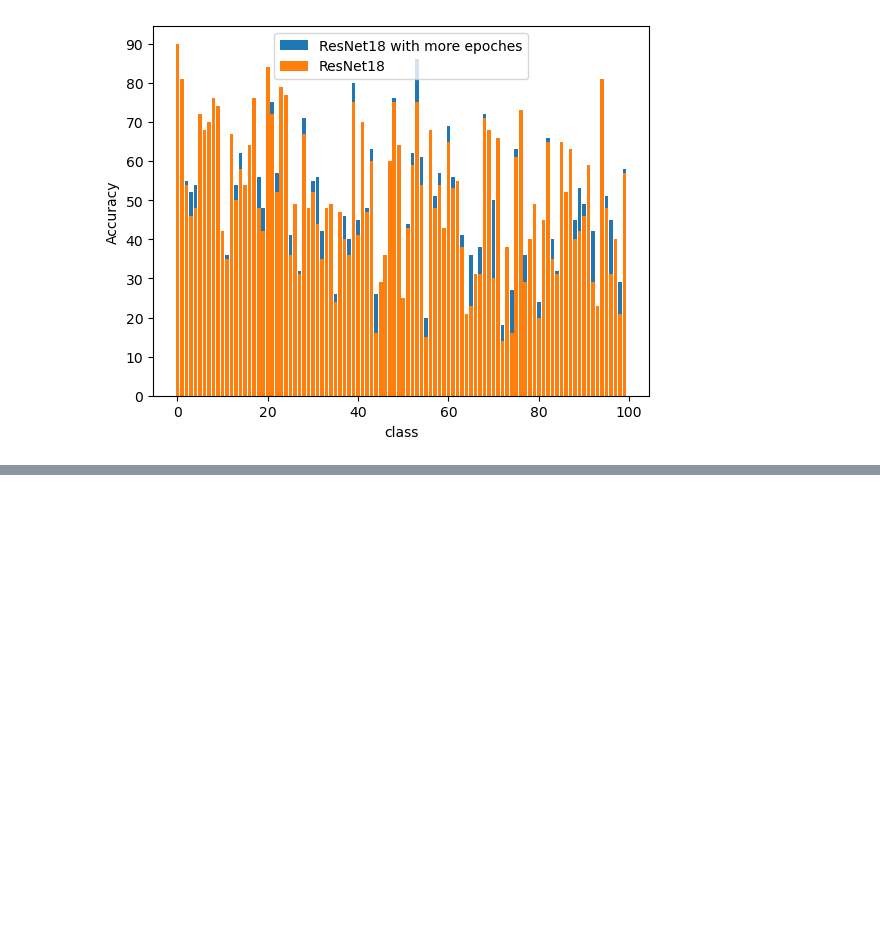
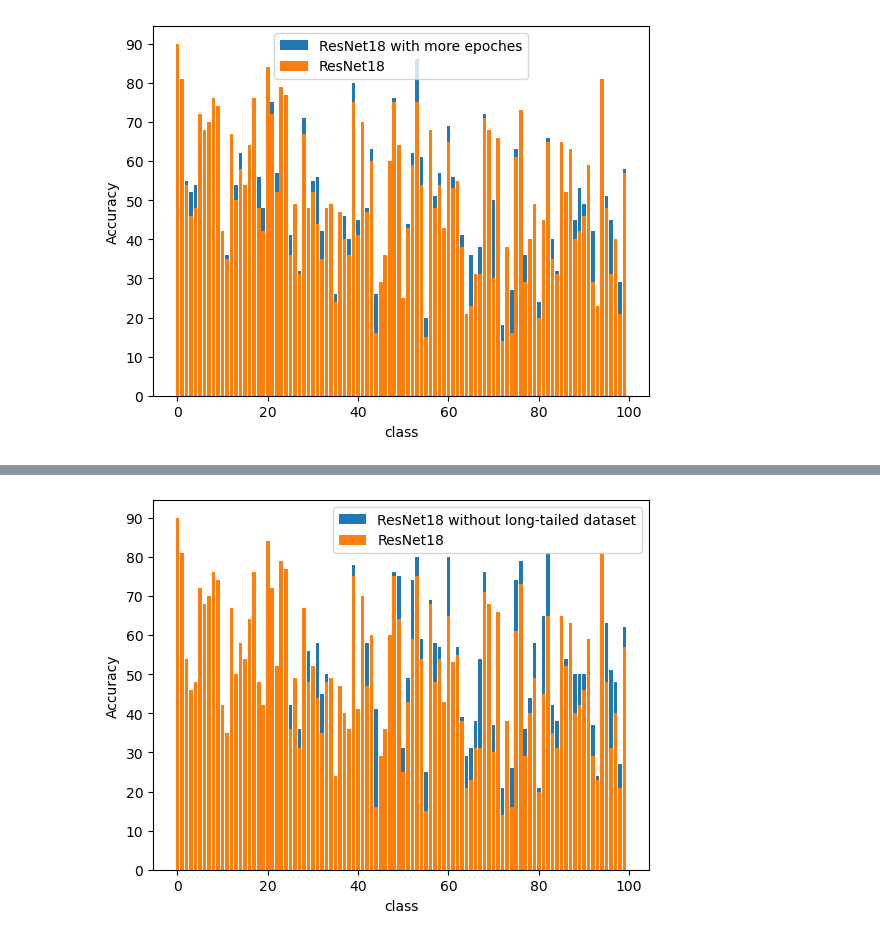
Before and after one commit to SLR567/computerVision_homework, a Jupyter notebook: long_tailed_recognition/plot_comparation.ipynb, the cells around one changed output, grey strips where cells are left out. Cells and saved outputs as stored; diff of their text form; code cells hidden in the pictures; blank space fills up the shorter version.

```diff
--- a/long_tailed_recognition/plot_comparation.ipynb
+++ b/long_tailed_recognition/plot_comparation.ipynb
@@ -70,6 +70,8 @@ resnet50_acc=[]
 resnet18_moreEpoches_acc=[]
 # %%
 resnet18_none_acc=[]
+# %%
+resnet18_without_acc=[]
 # %%
 import re
 with open("cnn.txt", "r") as file:
@@ -200,3 +202,27 @@ for class_num, accuracy in accuracies.items():
 print(resnet18_moreEpoches_acc)
 # %% [output]
 [86.0, 80.0, 55.0, 52.0, 54.0, 68.0, 64.0, 70.0, 74.0, 68.0, 39.0, 36.0, 64.0, 54.0, 62.0, 50.0, 60.0, 73.0, 56.0, 48.0, 82.0, 75.0, 57.0, 79.0, 73.0, 41.0, 45.0, 32.0, 71.0, 45.0, 55.0, 56.0, 42.0, 4 ...
+# %%
+import re
+with open("resnet18_without.txt", "r") as file:
+    input_data = file.read()
+# Split the input string by "Accuracy of class"
+data = input_data.split("Accuracy of class")
+
+# Create a dictionary to store the accuracies
+accuracies = {}
+
+# Loop through the data and extract the class and accuracy
+for entry in data[1:]:
+    match = re.search(r"(\d+):\s(\d+\.\d+)%", entry)
+    class_num = match.group(1)
+    accuracy = match.group(2)
+    accuracies[class_num] = float(accuracy)
+
+# Print the accuracies
+for class_num, accuracy in accuracies.items():
+    #print(f"Class {class_num}: {accuracy}%")
+    resnet18_without_acc.append(accuracy)
+
+
+print(resnet18_without_acc)
@@ -248,0 +277,15 @@ plt.show()
+# %%
+plt.xlabel('class')
+plt.ylabel('Accuracy')
+#plt.title("The change of accuracy under different classess")
+#plt.plot(class_number, class_acc, linewidth=2,  marker='.')
+plt.bar(classes, resnet18_without_acc,label="ResNet18 without long-tailed dataset")
+plt.bar(classes, resnet18_acc,label="ResNet18")
+
+
+plt.yticks([0, 10, 20, 30, 40, 50,60,70,80,90])
+#plt.gca().invert_yaxis()
+plt.legend()
+plt.show()
+# %% [output]
+[figure, added]
```
Also changed, not shown: parts of 2 cells of this notebook, 1 other file.
